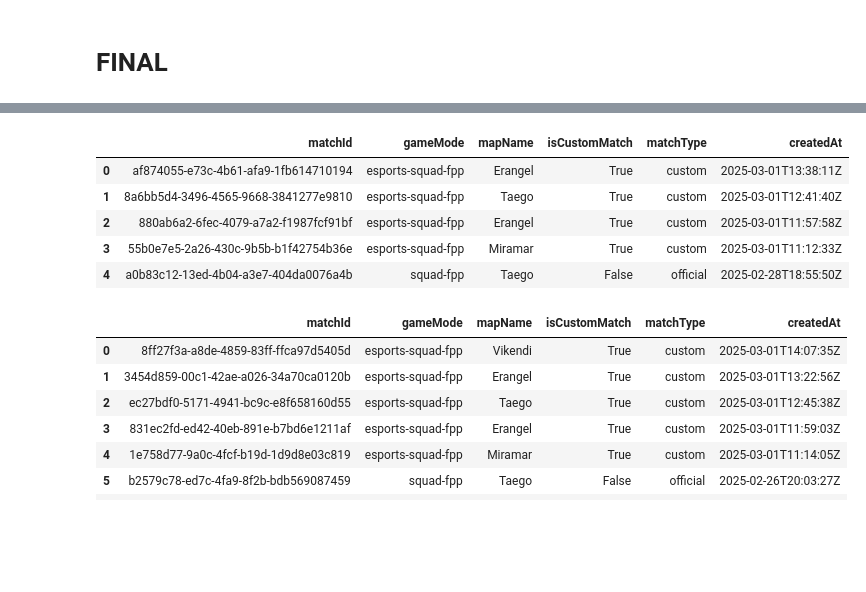
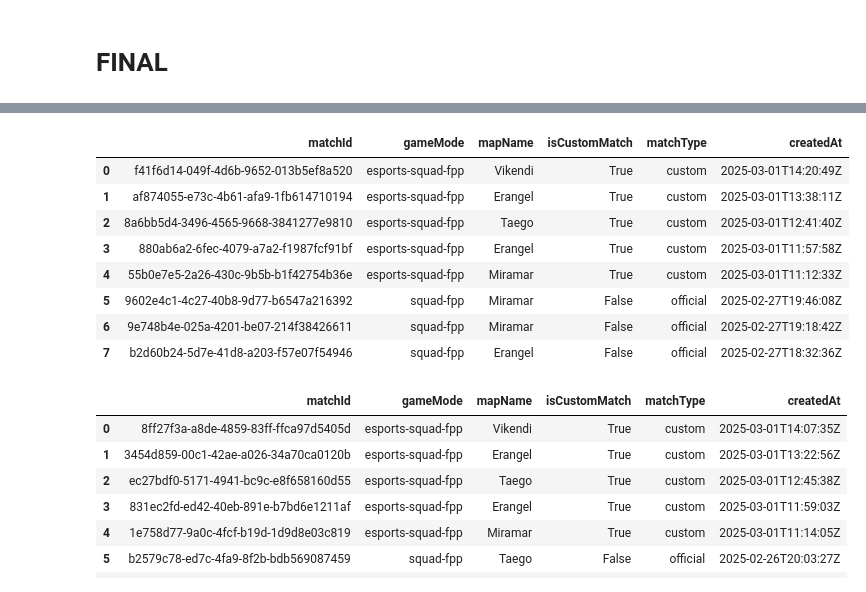
Before and after one commit to Amlaith/pubg_tournament_stats, a Jupyter notebook: test.ipynb, the cells around one changed output, grey strips where cells are left out. Drawn from its saved outputs; the diff is of its cells as text; code cells hidden in the pictures; blank space fills up the shorter version.

Commit message:
gazcup 2a match 5

```diff
--- a/test.ipynb
+++ b/test.ipynb
@@ -136,14 +136,17 @@ util.get_players_last_matches('MovingAVG')
 | 18 | 038de410-3e3a-4654-98e0-cbc586b91321 | esports-squad-fpp | Miramar | True | custom | 2025-02-15T11:10:45Z |
 # %%
 # matchId GAZCUP # 2a
-util.get_players_last_matches('Amlaith', 5)
+util.get_players_last_matches('ArtLaw', 8)
 # %% [output]
 |  | matchId | gameMode | mapName | isCustomMatch | matchType | createdAt |
-| 0 | af874055-e73c-4b61-afa9-1fb614710194 | esports-squad-fpp | Erangel | True | custom | 2025-03-01T13:38:11Z |
-| 1 | 8a6bb5d4-3496-4565-9668-3841277e9810 | esports-squad-fpp | Taego | True | custom | 2025-03-01T12:41:40Z |
-| 2 | 880ab6a2-6fec-4079-a7a2-f1987fcf91bf | esports-squad-fpp | Erangel | True | custom | 2025-03-01T11:57:58Z |
-| 3 | 55b0e7e5-2a26-430c-9b5b-b1f42754b36e | esports-squad-fpp | Miramar | True | custom | 2025-03-01T11:12:33Z |
-| 4 | a0b83c12-13ed-4b04-a3e7-404da0076a4b | squad-fpp | Taego | False | official | 2025-02-28T18:55:50Z |
+| 0 | f41f6d14-049f-4d6b-9652-013b5ef8a520 | esports-squad-fpp | Vikendi | True | custom | 2025-03-01T14:20:49Z |
+| 1 | af874055-e73c-4b61-afa9-1fb614710194 | esports-squad-fpp | Erangel | True | custom | 2025-03-01T13:38:11Z |
+| 2 | 8a6bb5d4-3496-4565-9668-3841277e9810 | esports-squad-fpp | Taego | True | custom | 2025-03-01T12:41:40Z |
+| 3 | 880ab6a2-6fec-4079-a7a2-f1987fcf91bf | esports-squad-fpp | Erangel | True | custom | 2025-03-01T11:57:58Z |
+| 4 | 55b0e7e5-2a26-430c-9b5b-b1f42754b36e | esports-squad-fpp | Miramar | True | custom | 2025-03-01T11:12:33Z |
+| 5 | 9602e4c1-4c27-40b8-9d77-b6547a216392 | squad-fpp | Miramar | False | official | 2025-02-27T19:46:08Z |
+| 6 | 9e748b4e-025a-4201-be07-214f38426611 | squad-fpp | Miramar | False | official | 2025-02-27T19:18:42Z |
+| 7 | b2d60b24-5d7e-41d8-a203-f57e07f54946 | squad-fpp | Erangel | False | official | 2025-02-27T18:32:36Z |
 # %%
 # matchId GAZCUP # 2b
 util.get_players_last_matches('GazBro27', 8)
```
Also changed, not shown: parts of 2 cells of this notebook, 3 other files.
